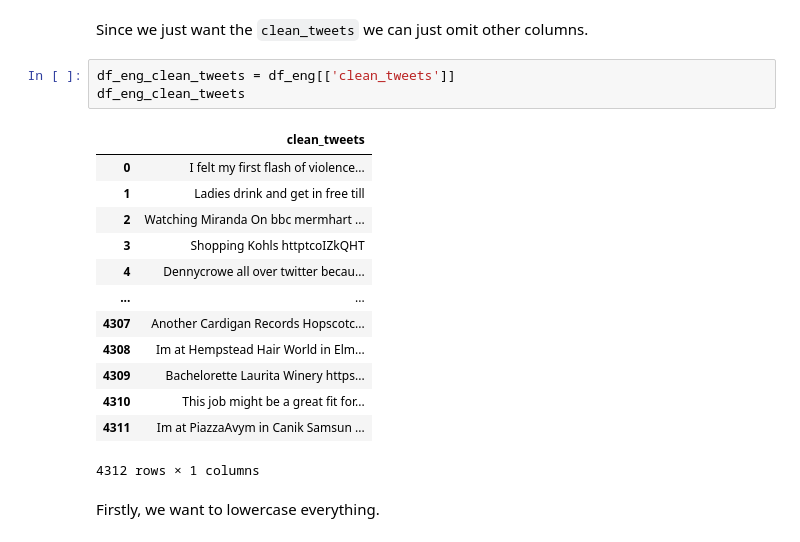
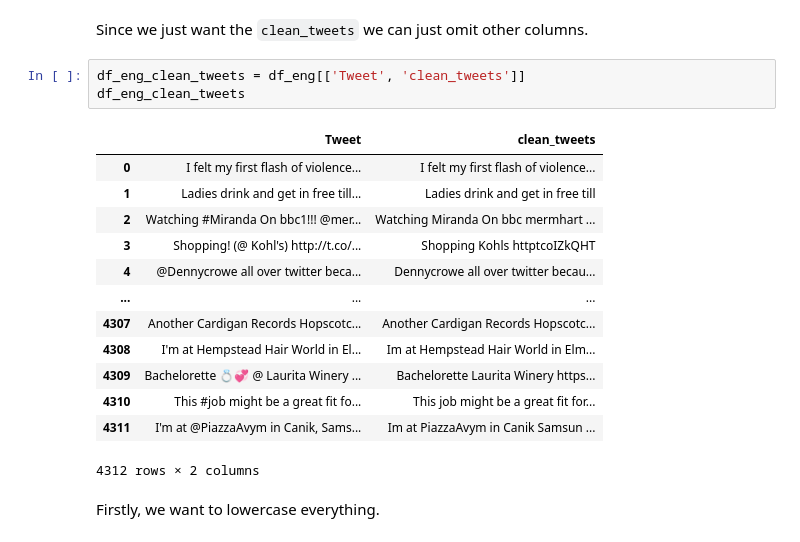
Before and after one commit to bingyuyap/multilingual-topic-modelling, a Jupyter notebook: tweets-processing.ipynb, the cells around one changed output. Drawn from its saved outputs; the diff is of its cells as text.

```diff
--- a/tweets-processing.ipynb
+++ b/tweets-processing.ipynb
@@ -46,22 +46,22 @@ df_eng
 # %% [markdown]
 Since we just want the `clean_tweets` we can just omit other columns.
 # %%
-df_eng_clean_tweets = df_eng[['clean_tweets']]
+df_eng_clean_tweets = df_eng[['Tweet', 'clean_tweets']]
 df_eng_clean_tweets
 # %% [output]
-|  | clean_tweets |
-| 0 | I felt my first flash of violence... |
-| 1 | Ladies drink and get in free till |
-| 2 | Watching Miranda On bbc mermhart ... |
-| 3 | Shopping Kohls httptcoIZkQHT |
-| 4 | Dennycrowe all over twitter becau... |
-| ... | ... |
-| 4307 | Another Cardigan Records Hopscotc... |
-| 4308 | Im at Hempstead Hair World in Elm... |
-| 4309 | Bachelorette Laurita Winery https... |
-| 4310 | This job might be a great fit for... |
-| 4311 | Im at PiazzaAvym in Canik Samsun ... |
+|  | Tweet | clean_tweets |
+| 0 | I felt my first flash of violence... | I felt my first flash of violence... |
+| 1 | Ladies drink and get in free till... | Ladies drink and get in free till |
+| 2 | Watching #Miranda On bbc1!!! @mer... | Watching Miranda On bbc mermhart ... |
+| 3 | Shopping! (@ Kohl's) http://t.co/... | Shopping Kohls httptcoIZkQHT |
+| 4 | @Dennycrowe all over twitter beca... | Dennycrowe all over twitter becau... |
+| ... | ... | ... |
+| 4307 | Another Cardigan Records Hopscotc... | Another Cardigan Records Hopscotc... |
+| 4308 | I'm at Hempstead Hair World in El... | Im at Hempstead Hair World in Elm... |
+| 4309 | Bachelorette 💍💞 @ Laurita Winery ... | Bachelorette Laurita Winery https... |
+| 4310 | This #job might be a great fit fo... | This job might be a great fit for... |
+| 4311 | I'm at @PiazzaAvym in Canik, Sams... | Im at PiazzaAvym in Canik Samsun ... |
-4312 rows × 1 columns
+4312 rows × 2 columns
 # %% [markdown]
 Firstly, we want to lowercase everything.
 # %%
```
Also changed, not shown: parts of 26 cells of this notebook.
